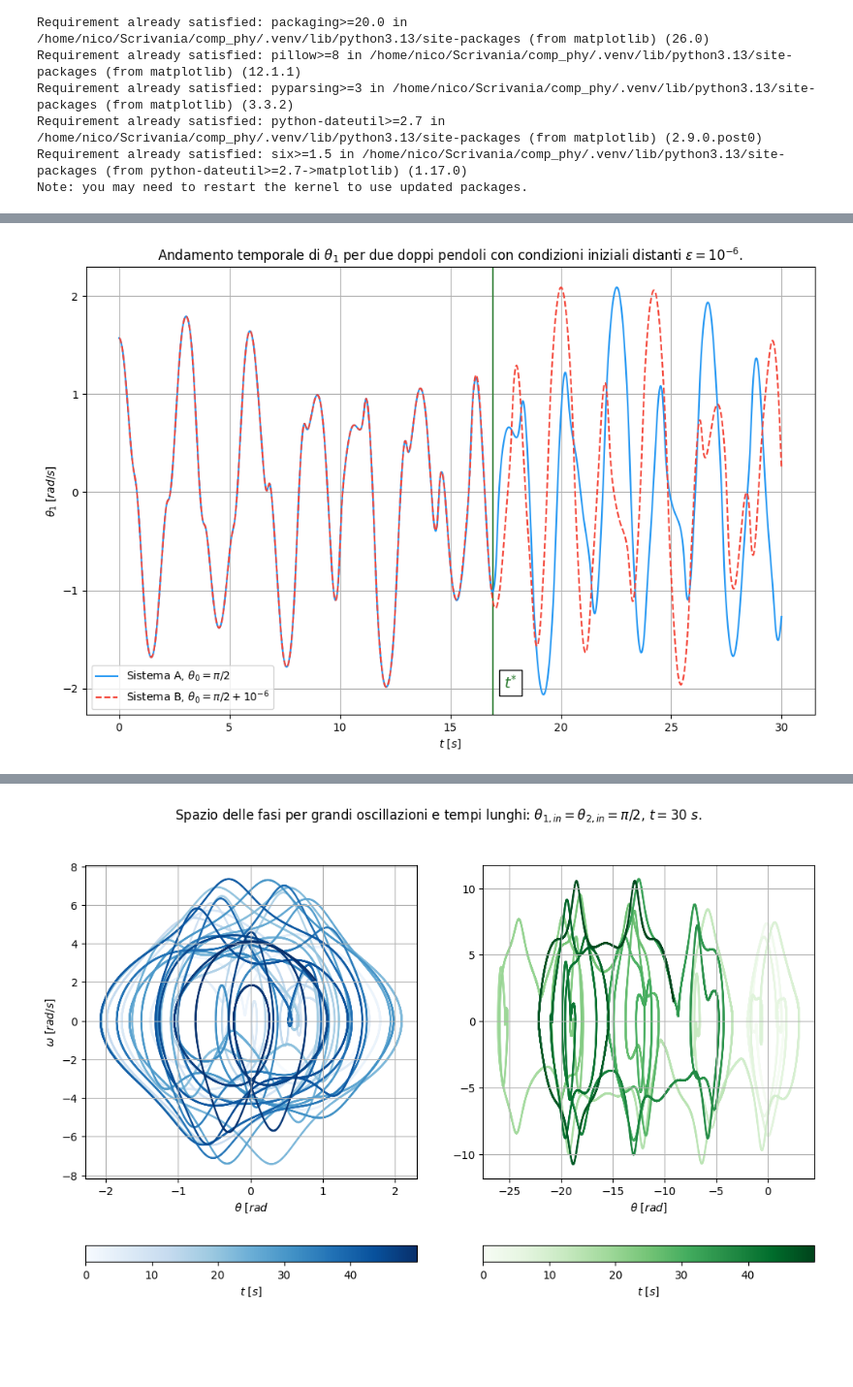
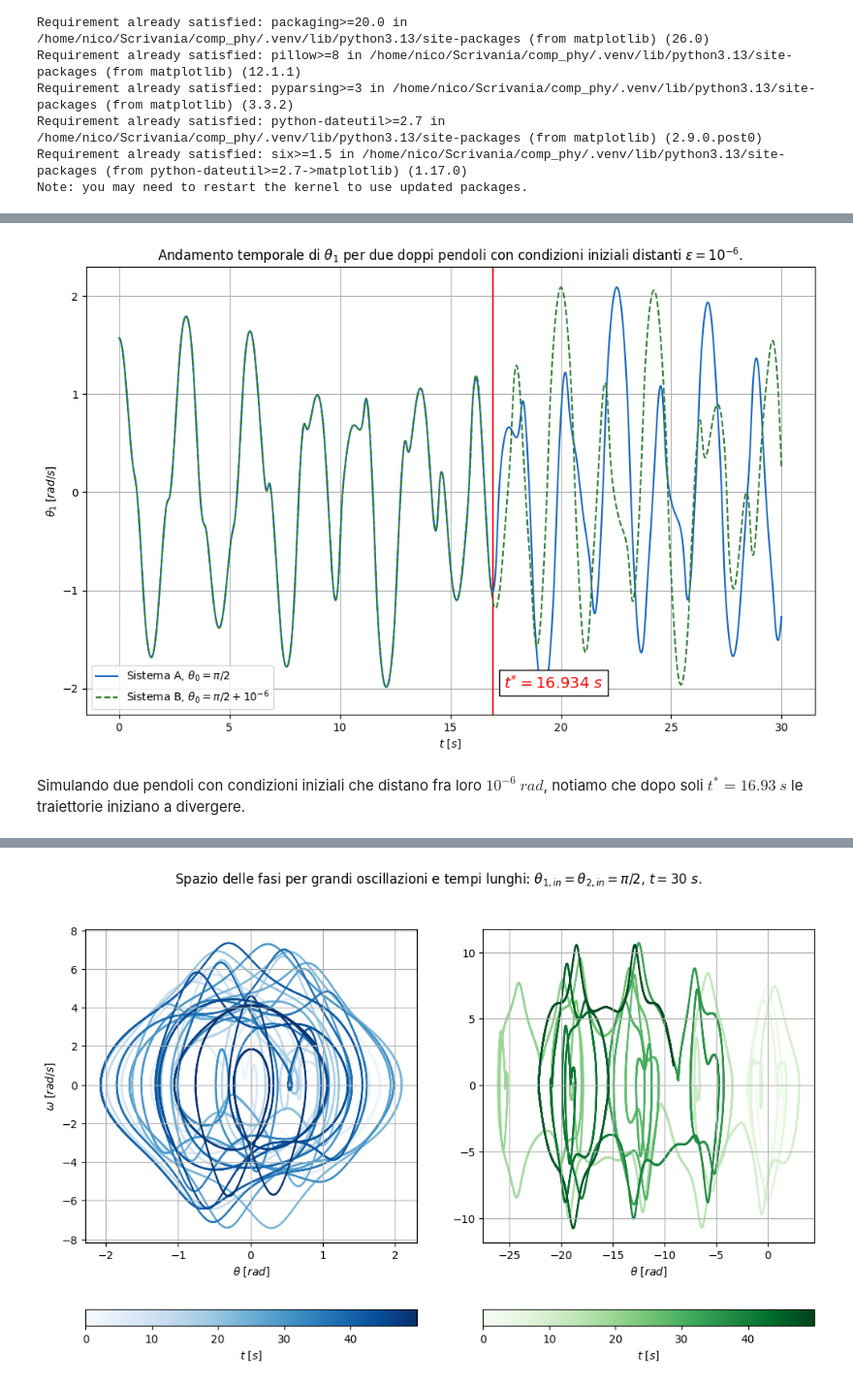
Before and after one commit to nicola-lamaddalena/computational_physics_course, a Jupyter notebook: ode/doppio_pendolo/doppio_pendolo.ipynb, the cells around one changed output, grey strips where cells are left out. Shown at 97% size. Cells and saved outputs as stored; diff of their text form; code cells hidden in the pictures; blank space fills up the shorter version.

```diff
--- a/ode/doppio_pendolo/doppio_pendolo.ipynb
+++ b/ode/doppio_pendolo/doppio_pendolo.ipynb
@@ -17,3 +17,6 @@ Note: you may need to restart the kernel to use updated packages.
 import numpy as np
 import matplotlib.pyplot as plt
 plt.rcParams["figure.figsize"] = [12, 7.42]
+color_m1, color_m2 = "#1565C0", "#2E7D32"
+h = 0.001
+t20, t30, t50 = np.arange(0, 20, h), np.arange(0, 30, h), np.arange(0, 50, h)
@@ -144,5 +158,6 @@ print(np.max(en-en0)/abs(en0))
 # %%
-p1a, v1a, p2a, v2a = rk4(theta1=np.pi/2, theta2=np.pi/2, omega1=0.0, omega2=0.0, h=h, times=times, f=acc)
-p1b, v1b, p2b, v2b = rk4(theta1=np.pi/2+10e-6, theta2=np.pi/2+10e-6, omega1=0.0, omega2=0.0, h=h, times=times, f=acc)
+p1a, v1a, p2a, v2a = rk4(theta1=np.pi/2, theta2=np.pi/2, omega1=0.0, omega2=0.0, h=h, times=t30, f=acc)
+p1b, v1b, p2b, v2b = rk4(theta1=np.pi/2+10e-6, theta2=np.pi/2+10e-6, omega1=0.0, omega2=0.0, h=h, times=t30, f=acc)
 
 t0 = np.argmax(np.abs(p1a-p1b)>10e-2)
+print(t30[t0])
@@ -149,16 +166,18 @@ t0 = np.argmax(np.abs(p1a-p1b)>10e-2)
 # %%
-plt.axvline(times[t0], color="#2E7D32")
-plt.text(times[t0]+0.5, -2, bbox=dict(facecolor="white", edgecolor="black", alpha=1, boxstyle="square", pad=0.3), s=r"$t^{*}$", color="#2E7D32", fontsize=14)
-plt.plot(times, p1a, label=r"Sistema A, $\theta_0=\pi/2$", color="#2196F3")
-plt.plot(times, p1b, "--", label=r"Sistema B, $\theta_0=\pi/2 + 10^{-6}$", color="#F44336")
+plt.axvline(t30[t0], color="red")
+plt.text(t30[t0]+0.5, -2, bbox=dict(facecolor="white", edgecolor="black", alpha=1, boxstyle="square", pad=0.3), s=rf"$t^{{*}}={t30[t0]}\ s$", color="red", fontsize=14)
+plt.plot(t30, p1a, label=r"Sistema A, $\theta_0=\pi/2$", color=color_m1)
+plt.plot(t30, p1b, "--", label=r"Sistema B, $\theta_0=\pi/2 + 10^{-6}$", color=color_m2)
 plt.xlabel(r"$t\ [s]$")
 plt.ylabel(r"$\theta_1\ [rad/s]$")
 plt.title(r"Andamento temporale di $\theta_1$ per due doppi pendoli con condizioni iniziali distanti $\varepsilon=10^{-6}$.")
 plt.grid()
 plt.legend()
 plt.show()
 # %% [output]
-[figure, old version]
+[figure, new version]
+# %% [markdown]
+Simulando due pendoli con condizioni iniziali che distano fra loro $10^{-6}\ rad$, notiamo che dopo soli $t^{*}=16.93\ s$ le traiettorie iniziano a divergere.
 # %%
 dtheta = np.abs(p1a-p1b)
 t_ljapunov = np.argmax(dtheta>1)
```
Also changed, not shown: parts of 15 cells of this notebook.
